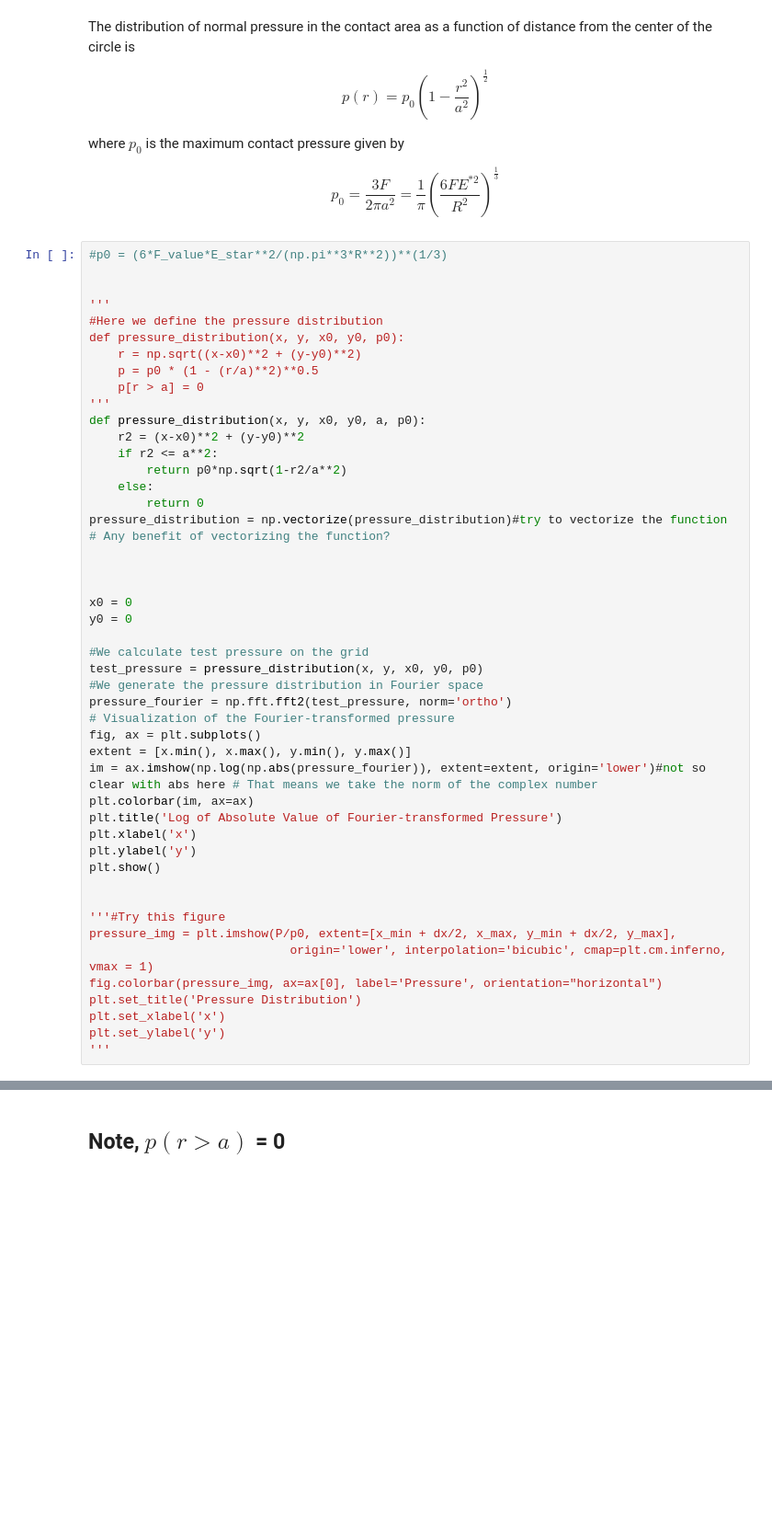
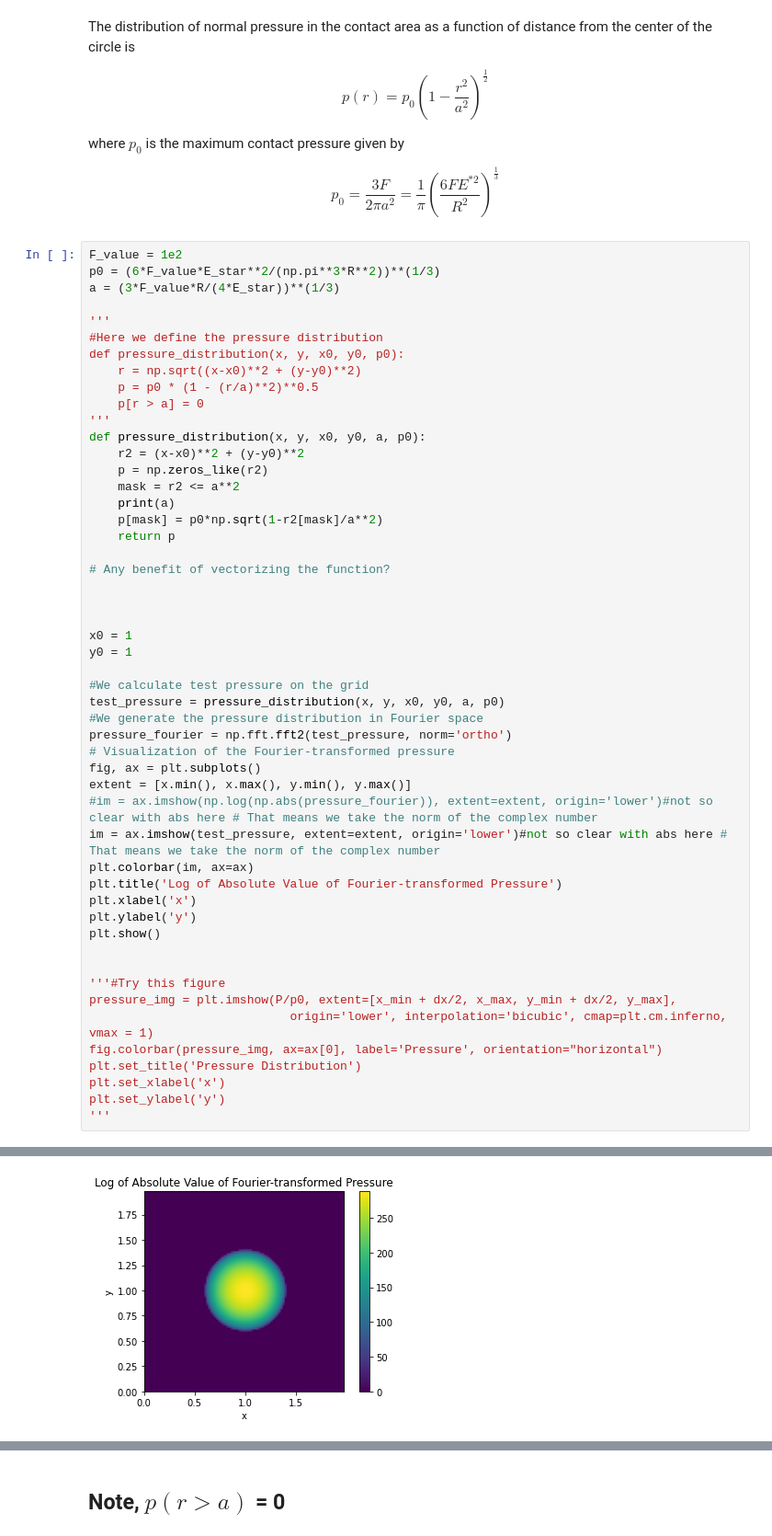
Before and after one commit to NathanLZC/Master-internship-repo-at-Institut-dAlembert, a Jupyter notebook: Week2/task1_Hertz_contact.ipynb, the cells around one changed output, grey strips where cells are left out. Shown at 92% size. Cells and saved outputs as stored; diff of their text form; blank space fills up the shorter version.

```diff
--- a/Week2/task1_Hertz_contact.ipynb
+++ b/Week2/task1_Hertz_contact.ipynb
@@ -230,8 +237,9 @@ $$
 p_0=\frac{3 F}{2 \pi a^2}=\frac{1}{\pi}\left(\frac{6 F E^{* 2}}{R^2}\right)^{\frac{1}{3}}
 $$
 # %%
-#p0 = (6*F_value*E_star**2/(np.pi**3*R**2))**(1/3)
-
+F_value = 1e2
+p0 = (6*F_value*E_star**2/(np.pi**3*R**2))**(1/3)
+a = (3*F_value*R/(4*E_star))**(1/3)
 
 '''
 #Here we define the pressure distribution
@@ -242,26 +250,28 @@ def pressure_distribution(x, y, x0, y0, p0):
 '''
 def pressure_distribution(x, y, x0, y0, a, p0):
     r2 = (x-x0)**2 + (y-y0)**2
-    if r2 <= a**2:
-        return p0*np.sqrt(1-r2/a**2)
-    else:
-        return 0
-pressure_distribution = np.vectorize(pressure_distribution)#try to vectorize the function
+    p = np.zeros_like(r2)
+    mask = r2 <= a**2
+    print(a)
+    p[mask] = p0*np.sqrt(1-r2[mask]/a**2)
+    return p
+
 # Any benefit of vectorizing the function?
 
 
 
-x0 = 0
-y0 = 0
+x0 = 1
+y0 = 1
 
 #We calculate test pressure on the grid
-test_pressure = pressure_distribution(x, y, x0, y0, p0)
+test_pressure = pressure_distribution(x, y, x0, y0, a, p0)
 #We generate the pressure distribution in Fourier space
 pressure_fourier = np.fft.fft2(test_pressure, norm='ortho')
 # Visualization of the Fourier-transformed pressure
 fig, ax = plt.subplots()
 extent = [x.min(), x.max(), y.min(), y.max()]
-im = ax.imshow(np.log(np.abs(pressure_fourier)), extent=extent, origin='lower')#not so clear with abs here # That means we take the norm of the complex number
+#im = ax.imshow(np.log(np.abs(pressure_fourier)), extent=extent, origin='lower')#not so clear with abs here # That means we take the norm of the complex number
+im = ax.imshow(test_pressure, extent=extent, origin='lower')#not so clear with abs here # That means we take the norm of the complex number
 plt.colorbar(im, ax=ax)
 plt.title('Log of Absolute Value of Fourier-transformed Pressure')
 plt.xlabel('x')
@@ -281,0 +292 @@ TypeError: pressure_distribution() missing 1 required positional argument: 'p0'
+[figure, added]
```
Also changed, not shown: parts of 8 cells of this notebook.
